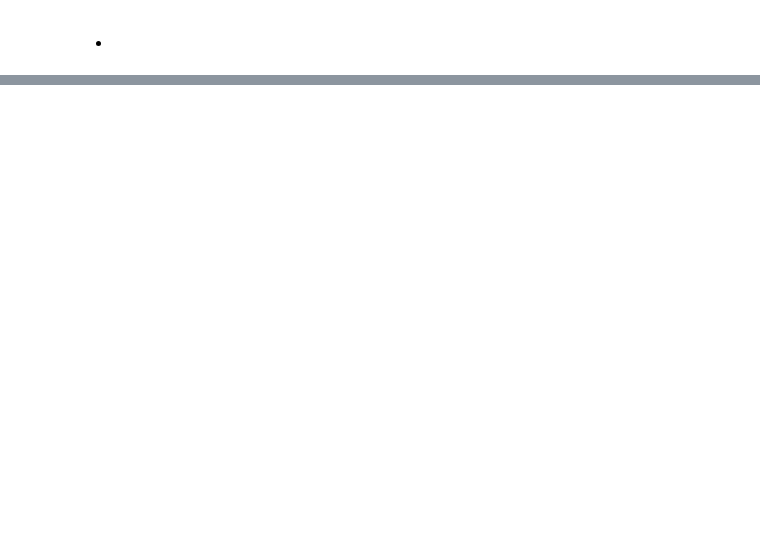
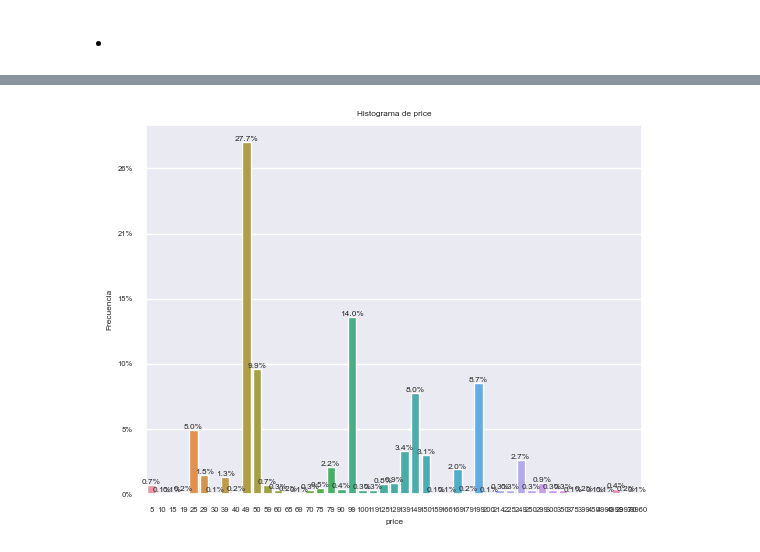
Before and after one commit to fran-as/MOOCs_BA, a Jupyter notebook: EDA_edx_courses.ipynb, the cells around one changed output, grey strips where cells are left out. Cells and saved outputs as stored; diff of their text form; code cells hidden in the pictures; blank space fills up the shorter version.

```diff
--- a/EDA_edx_courses.ipynb
+++ b/EDA_edx_courses.ipynb
@@ -489,0 +610,4 @@ memory usage: 55.5+ MB
+# %%
+edx_courses['content_duration'] = edx_courses['course_effort'] * edx_courses['course_length']
+# %%
+edx_courses = edx_courses.drop(['course_effort', 'course_length'], axis=1)
@@ -638,0 +625,7 @@ filas_duplicadas.head(20)
+# %%
+# Eliminar espacios alrededor de str
+# Definir una lista de nombres de columnas a limpiar
+columnas_a_limpiar = ['title','course_type', 'institution', 'level', 'subject', 'language','price','url']
+
+# Llamar al método strip_column_values
+edx_courses = eda.strip_column_values(edx_courses, columnas_a_limpiar)
@@ -638,0 +634,2 @@ filas_duplicadas.head(20)
+# %%
+edx_courses = eda.convert_column_to_int(edx_courses,'price')
@@ -638,0 +656,4 @@ filas_duplicadas.head(20)
+# %%
+eda.plot_histogram(edx_courses,'price')
+# %% [output]
+[figure, added]
```
Also changed, not shown: parts of 75 cells of this notebook, 2 other files.
